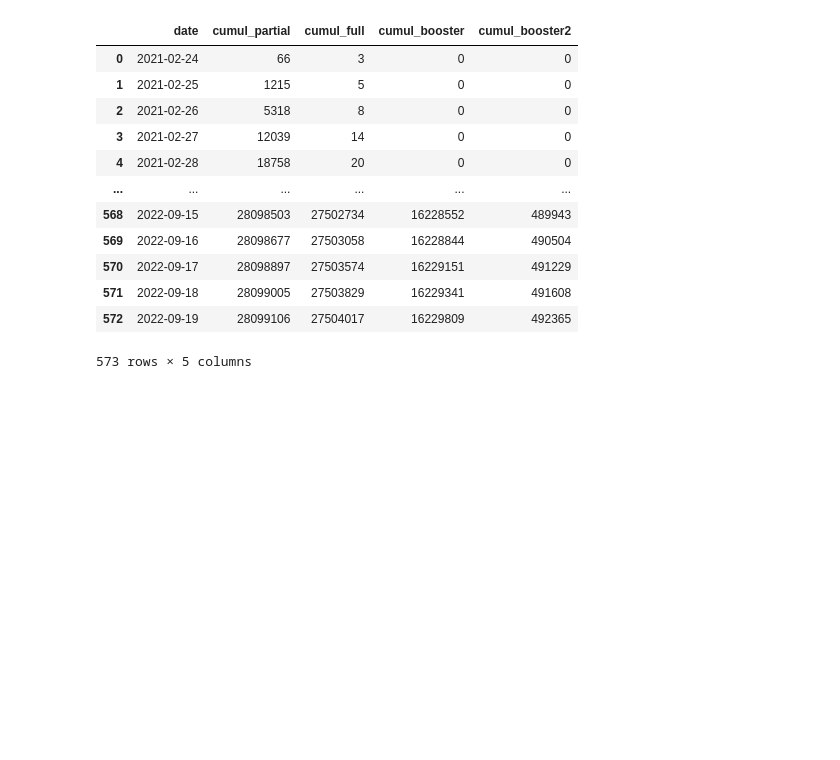
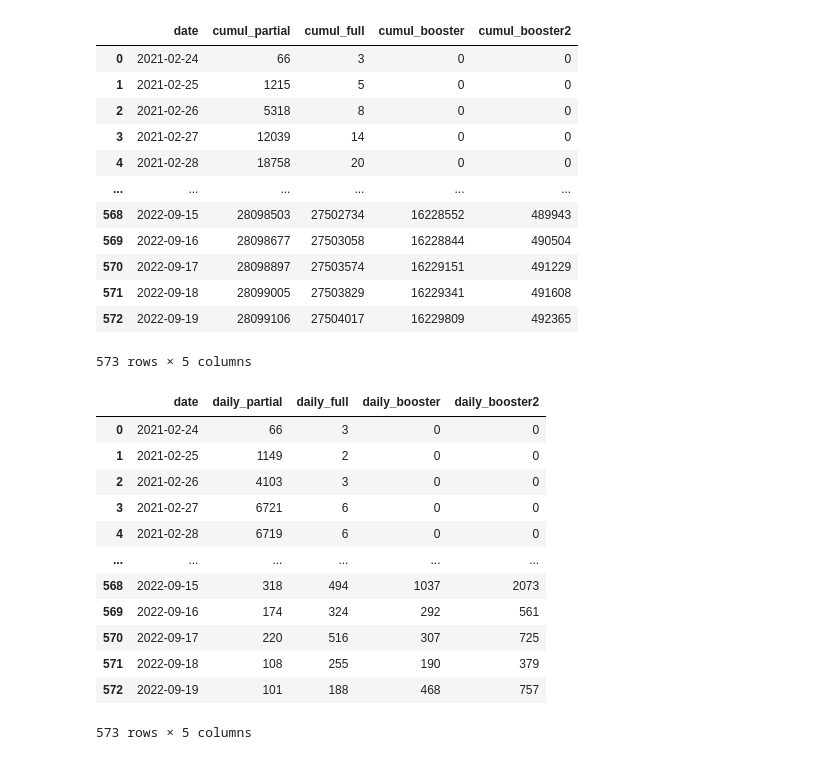
Before and after one commit to acha0094/FIT3179-Assignment, a Jupyter notebook: data_processing.ipynb, the cells around one changed output. Cells and saved outputs as stored; diff of their text form; code cells hidden in the pictures; blank space fills up the shorter version.

```diff
--- a/data_processing.ipynb
+++ b/data_processing.ipynb
@@ -146,0 +153,17 @@ df.to_csv('data/vaccination/vax_state_cleaned2.csv')
+# %%
+df = pd.read_csv('data/vaccination/vax_state_cleaned3.csv')
+df
+# %% [output]
+|  | date | daily_partial | daily_full | daily_booster | daily_booster2 |
+| 0 | 2021-02-24 | 66 | 3 | 0 | 0 |
+| 1 | 2021-02-25 | 1149 | 2 | 0 | 0 |
+| 2 | 2021-02-26 | 4103 | 3 | 0 | 0 |
+| 3 | 2021-02-27 | 6721 | 6 | 0 | 0 |
+| 4 | 2021-02-28 | 6719 | 6 | 0 | 0 |
+| ... | ... | ... | ... | ... | ... |
+| 568 | 2022-09-15 | 318 | 494 | 1037 | 2073 |
+| 569 | 2022-09-16 | 174 | 324 | 292 | 561 |
+| 570 | 2022-09-17 | 220 | 516 | 307 | 725 |
+| 571 | 2022-09-18 | 108 | 255 | 190 | 379 |
+| 572 | 2022-09-19 | 101 | 188 | 468 | 757 |
+573 rows × 5 columns
```
Also changed, not shown: parts of 2 cells of this notebook, 2 other files.
